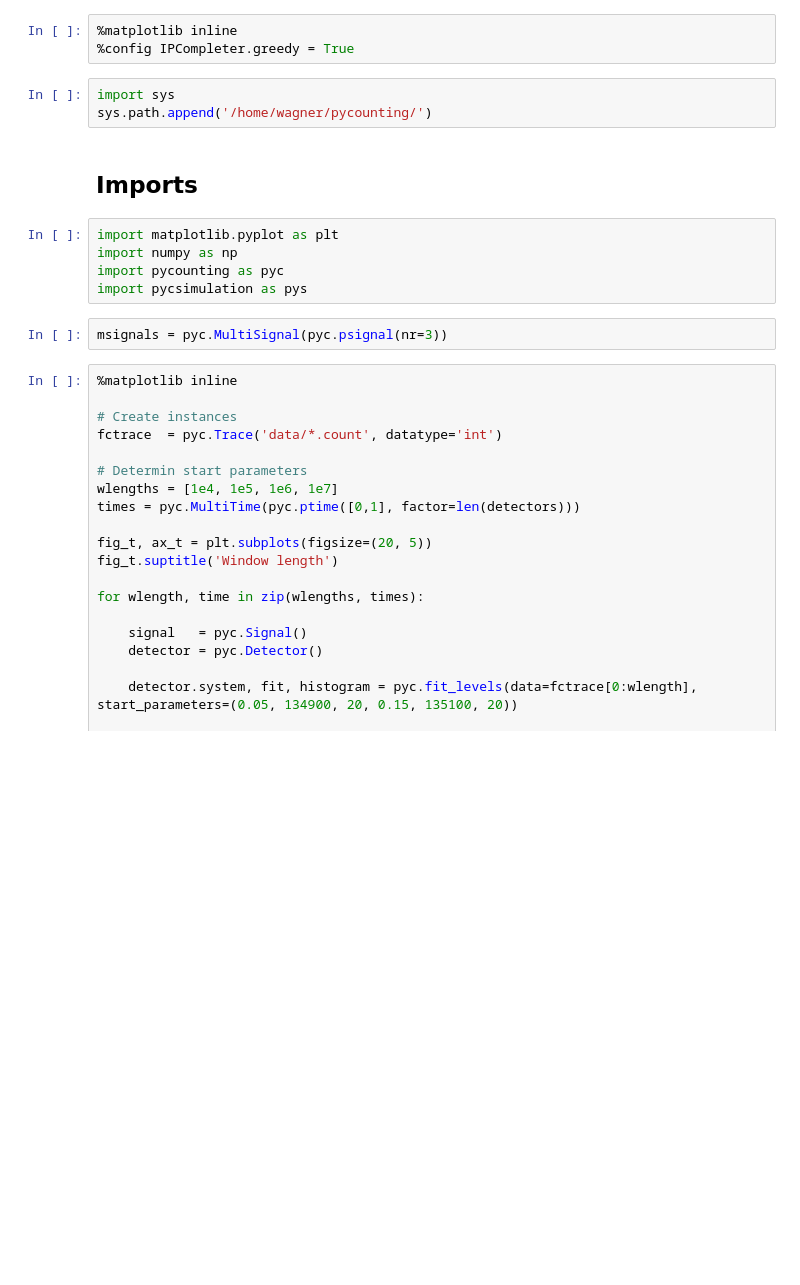
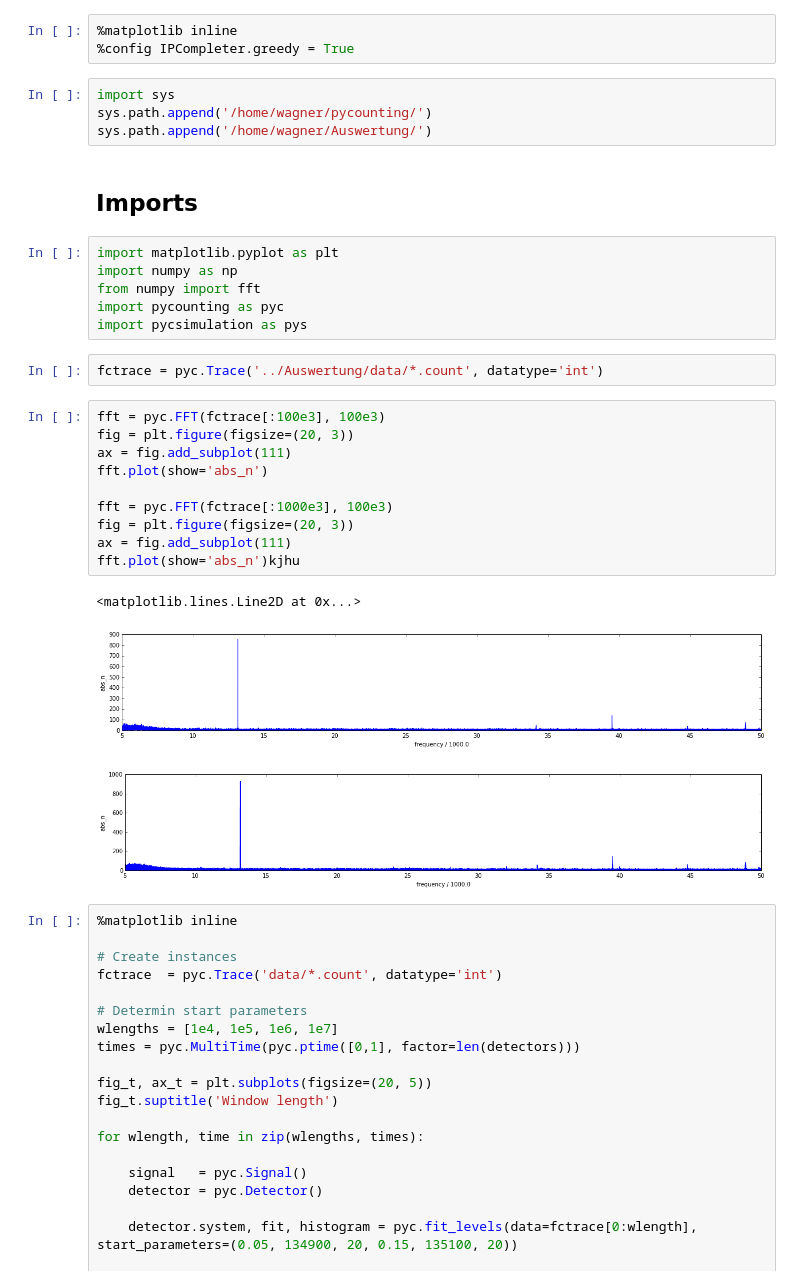
Before and after one commit to t--wagner/pycounting, a Jupyter notebook: counting.ipynb, the cells around one changed output. Drawn from its saved outputs; the diff is of its cells as text; blank space fills up the shorter version.

```diff
--- a/counting.ipynb
+++ b/counting.ipynb
@@ -7,15 +7,31 @@
 # %%
 import sys
 sys.path.append('/home/wagner/pycounting/')
+sys.path.append('/home/wagner/Auswertung/')
 # %% [markdown]
 ## Imports
 # %%
 import matplotlib.pyplot as plt
 import numpy as np
+from numpy import fft
 import pycounting as pyc
 import pycsimulation as pys
-# %%
-msignals = pyc.MultiSignal(pyc.psignal(nr=3))
+# %%
+fctrace = pyc.Trace('../Auswertung/data/*.count', datatype='int')
+# %%
+fft = pyc.FFT(fctrace[:100e3], 100e3)
+fig = plt.figure(figsize=(20, 3))
+ax = fig.add_subplot(111)
+fft.plot(show='abs_n')
+
+fft = pyc.FFT(fctrace[:1000e3], 100e3)
+fig = plt.figure(figsize=(20, 3))
+ax = fig.add_subplot(111)
+fft.plot(show='abs_n')kjhu
+# %% [output]
+<matplotlib.lines.Line2D at 0x...>
+[figure, added]
+[figure, added]
 # %%
 %matplotlib inline
 
```
Also changed, not shown: parts of 4 cells of this notebook, 1 other file.
